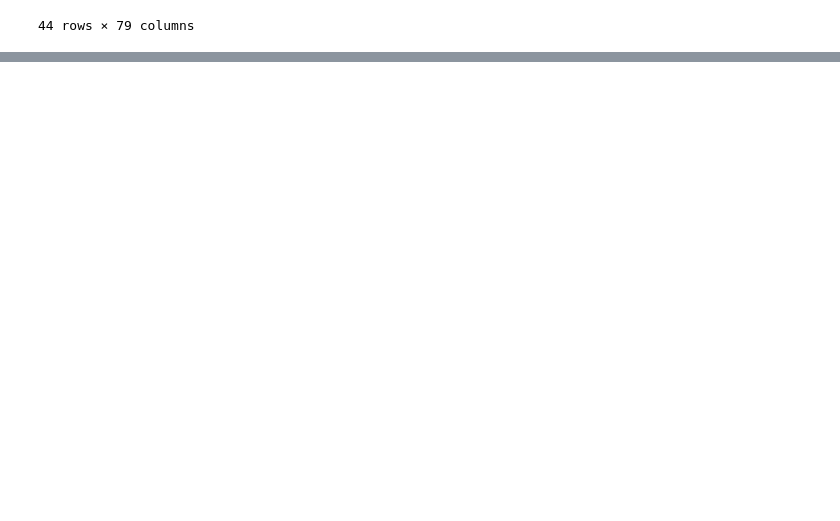
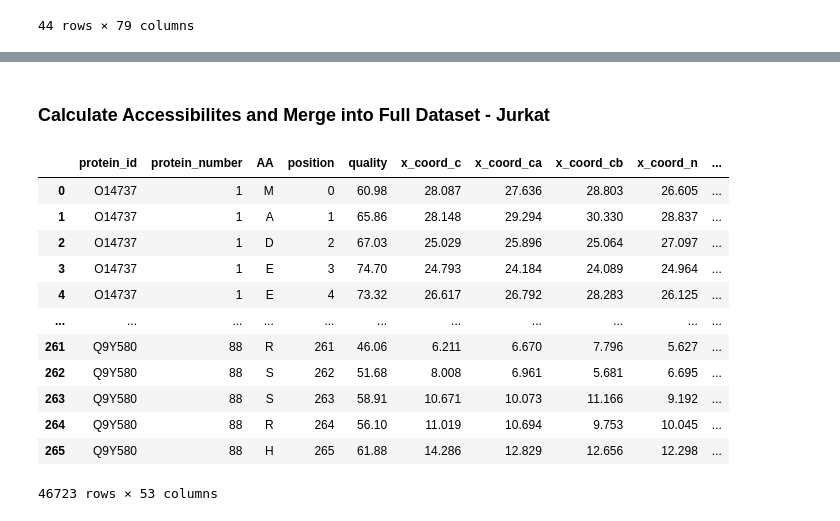
Before and after one commit to ritster/MetML, a Jupyter notebook: HyperreactivityModel/toy/process_datasets.ipynb, the cells around one changed output, grey strips where cells are left out. Saved outputs shown, nothing was run; the diff lists cells and outputs as text; code cells hidden in the pictures; blank space fills up the shorter version.

```diff
--- a/HyperreactivityModel/toy/process_datasets.ipynb
+++ b/HyperreactivityModel/toy/process_datasets.ipynb
@@ -360,0 +1084,3 @@ peptides
+# %%
+peptides = peptides.merge(sequence_cache_df_updated, how="left", on="Protein ID")
+peptides
@@ -360,0 +1101,4 @@ peptides
+# %%
+# Process dataset to extract peptide and Met site locations
+peptides = process_dataset(peptides, amino_acid, amino_acid_str, analysis_threshold, modifications)
+peptides
@@ -360,0 +1153,8 @@ peptides
+# %%
+# Remove invalid proteins (according to alphafold)
+# 1 invalid peptide as a result (not hyperreactive)
+
+invalid_IDs = ['Q6ZR08']
+display(peptides[peptides["Protein ID"].isin(invalid_IDs)])
+peptides = peptides[~peptides["Protein ID"].isin(invalid_IDs)]
+peptides
@@ -360,0 +1178,5 @@ peptides
+# %%
+# Set UniProt IDs to use
+unique_uniprotIDs = peptides["Protein ID"].unique()
+print("Unique UniProt IDs: \n" + str(unique_uniprotIDs))
+print("Number of Unique UniProt IDs: " + str(unique_uniprotIDs.size))
@@ -360,0 +1219,21 @@ peptides
+# %% [markdown]
+### Calculate Accessibilites and Merge into Full Dataset - Jurkat
+# %%
+radii = [2, 3, 4, 4.5, 5, 5.5, 6, 6.5, 7, 7.5, 8, 12, 18, 24]
+smooth_accessibilities = calculate_accessibilities(cif_dir, pae_dir, unique_uniprotIDs, radii)
+smooth_accessibilities["position"] = smooth_accessibilities["position"] - 1 # zero-index the positions to match initial dataframe
+smooth_accessibilities
+# %% [output]
+|  | protein_id | protein_number | AA | position | quality | x_coord_c | x_coord_ca | x_coord_cb | x_coord_n | ... |
+| 0 | O14737 | 1 | M | 0 | 60.98 | 28.087 | 27.636 | 28.803 | 26.605 | ... |
+| 1 | O14737 | 1 | A | 1 | 65.86 | 28.148 | 29.294 | 30.330 | 28.837 | ... |
+| 2 | O14737 | 1 | D | 2 | 67.03 | 25.029 | 25.896 | 25.064 | 27.097 | ... |
+| 3 | O14737 | 1 | E | 3 | 74.70 | 24.793 | 24.184 | 24.089 | 24.964 | ... |
+| 4 | O14737 | 1 | E | 4 | 73.32 | 26.617 | 26.792 | 28.283 | 26.125 | ... |
+| ... | ... | ... | ... | ... | ... | ... | ... | ... | ... | ... |
+| 261 | Q9Y580 | 88 | R | 261 | 46.06 | 6.211 | 6.670 | 7.796 | 5.627 | ... |
+| 262 | Q9Y580 | 88 | S | 262 | 51.68 | 8.008 | 6.961 | 5.681 | 6.695 | ... |
+| 263 | Q9Y580 | 88 | S | 263 | 58.91 | 10.671 | 10.073 | 11.166 | 9.192 | ... |
+| 264 | Q9Y580 | 88 | R | 264 | 56.10 | 11.019 | 10.694 | 9.753 | 10.045 | ... |
+| 265 | Q9Y580 | 88 | H | 265 | 61.88 | 14.286 | 12.829 | 12.656 | 12.298 | ... |
+46723 rows × 53 columns
```
Also changed, not shown: parts of 95 cells of this notebook, 10 other files.
